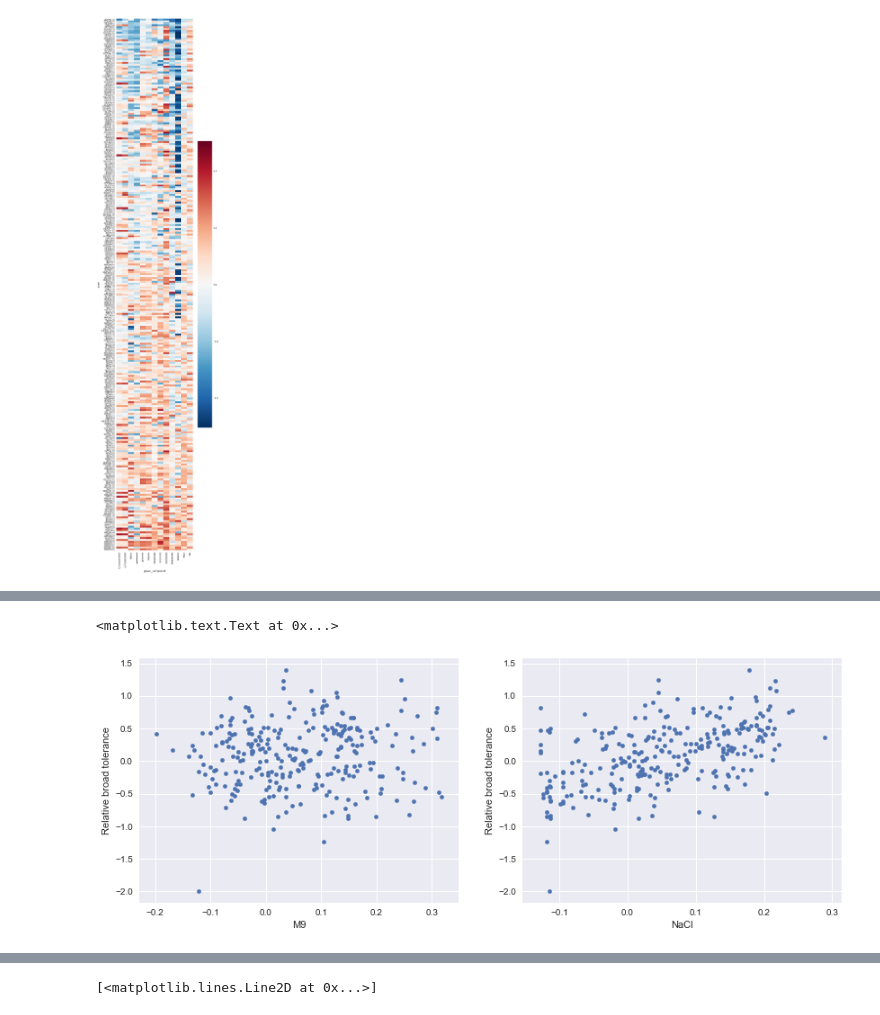
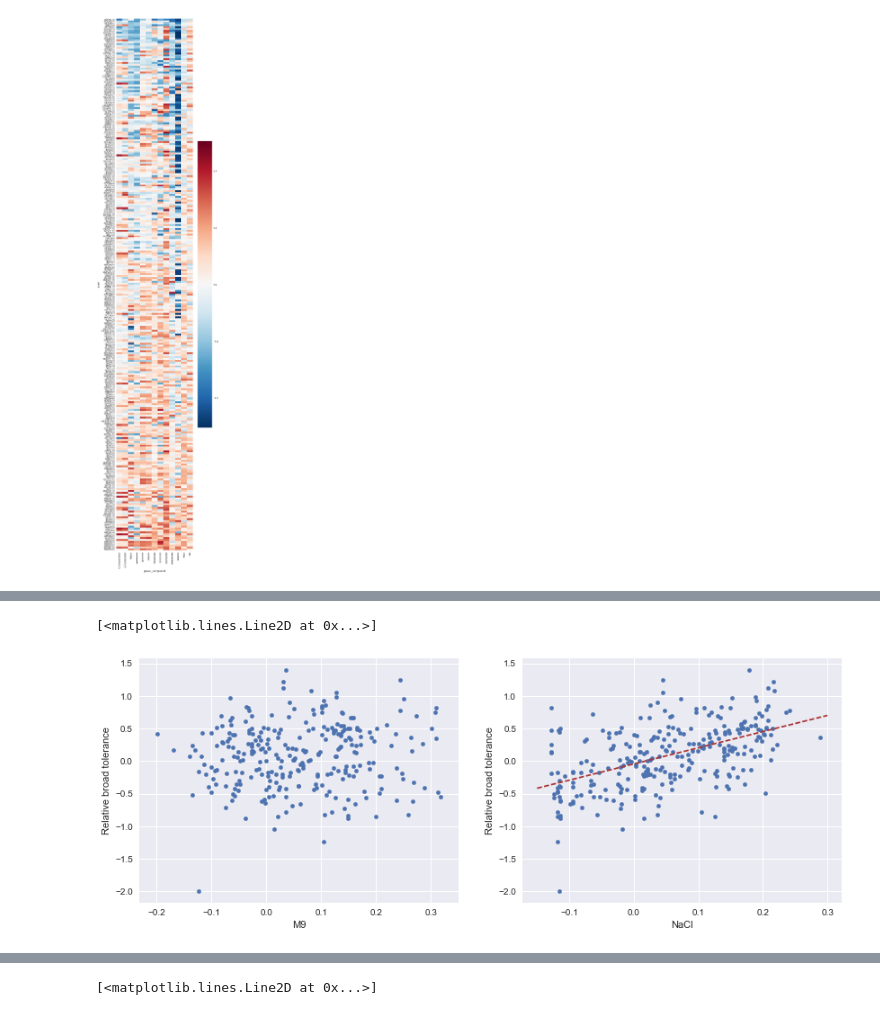
Before and after one commit to biosustain/chemical-tolerance-supplementary, a Jupyter notebook: Notebooks/Broad tolerance - Not in supplementary.ipynb, the cells around one changed output, grey strips where cells are left out. Saved outputs shown, nothing was run; the diff lists cells and outputs as text; code cells hidden in the pictures.

```diff
--- a/Notebooks/Broad tolerance - Not in supplementary.ipynb
+++ b/Notebooks/Broad tolerance - Not in supplementary.ipynb
@@ -93,11 +152,15 @@ plot_df["global"] = plot_df.apply(tol_metric, axis=1)
 # %%
 fig = plt.figure(figsize=[14, 5])
 ax = fig.add_subplot(1, 2, 1)
 plot_df.plot(kind="scatter", x="M9", y="global", ax=ax)
 plt.ylabel("Relative broad tolerance")
 ax = fig.add_subplot(1, 2, 2)
 plot_df.plot(kind="scatter", x="NaCl", y="global", ax=ax)
 plt.ylabel("Relative broad tolerance")
+regress = stats.linregress(plot_df["NaCl"], plot_df["global"])
+X = np.array([-0.15, 0.3])
+plt.plot(X, regress.slope * X + regress.intercept, "--", color="#aa3333")
+#plt.ylim([-1.4, 1.5])
 # %% [output]
-<matplotlib.text.Text at 0x...>
+[<matplotlib.lines.Line2D at 0x...>]
-[figure, old version]
+[figure, new version]
```
Also changed, not shown: parts of 62 cells of this notebook, 11 other files.
